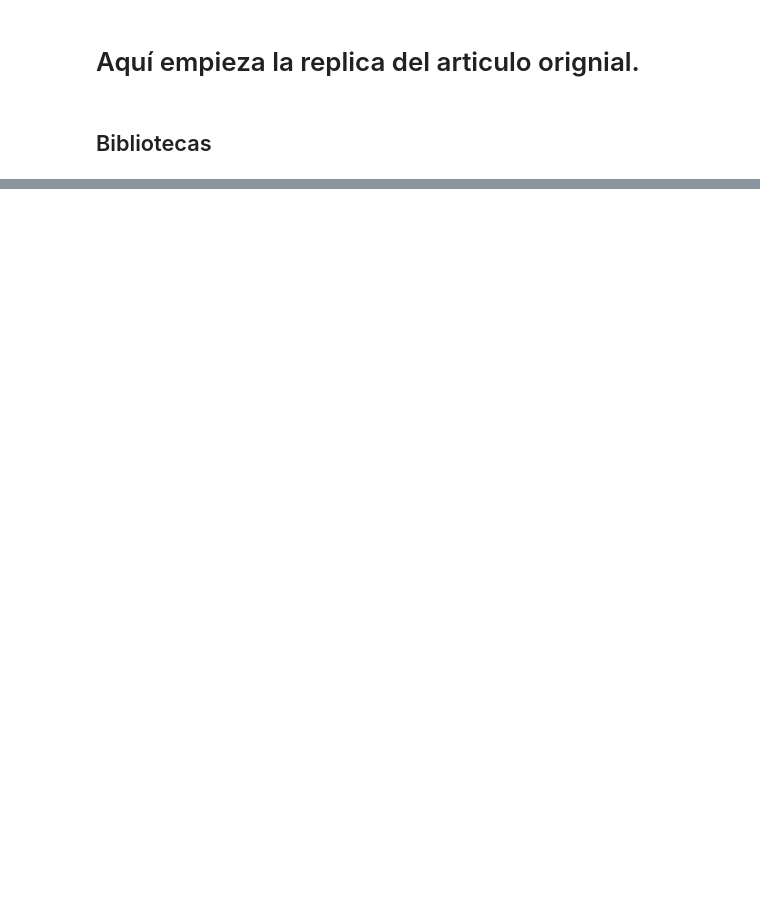
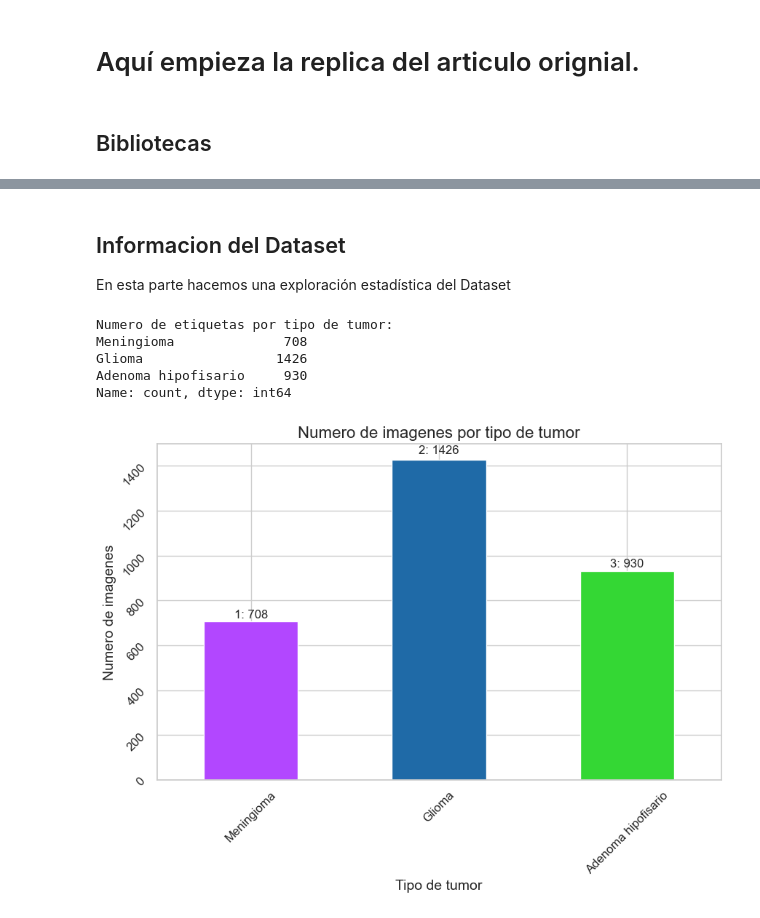
Before and after one commit to EduMunG/Reconocimiento-de-Tumores-Cerebrales, a Jupyter notebook: Proyecto/Codigo/Primeros_pasos.ipynb, the cells around one changed output, grey strips where cells are left out. Drawn from its saved outputs; the diff is of its cells as text; code cells hidden in the pictures; blank space fills up the shorter version.

```diff
--- a/Proyecto/Codigo/Primeros_pasos.ipynb
+++ b/Proyecto/Codigo/Primeros_pasos.ipynb
@@ -47 +54,45 @@ Borde del tumor: (38,)
 Mascara del tumor: (512, 512)
+# %% [markdown]
+## Informacion del Dataset
+En esta parte hacemos una exploración estadística del Dataset
+# %%
+# Cargando las etiquetas de los archivos
+folder = "../DataSet/Tumores/"
+lista = sorted(os.listdir(folder))
+etiquetas = [np.array(h5py.File(f"{folder}{archivo}", 'r').get("cjdata/label")[0][0]) for archivo in lista ]
+etiquetas = pd.Series(etiquetas)
+
+# Contando el número de etiquetas por tipo de tumor
+# El dataset contiene 3 tipos de tumores, cuyas etiquetas son 1 para Meningioma, 2 para Glioma, 3 para Adenoma hipofisario.
+tumores = ["Meningioma", "Glioma", "Adenoma hipofisario"]
+# Ordenamos el vector de los nombres y las etiquetas para que coincidan con el orden de los tumores en el dataset
+numEtiquetas = etiquetas.value_counts().sort_index()
+numEtiquetas.index = tumores
+
+print("Numero de etiquetas por tipo de tumor:")
+print(numEtiquetas)
+
+sns.set_theme(style="whitegrid")
+
+ax = numEtiquetas.plot(kind='bar', figsize=(10, 6), color=["#B247FF", "#1F6AA7", "#34D734"])
+
+ax.set_title("Numero de imagenes por tipo de tumor", fontsize=16)
+ax.set_xlabel("Tipo de tumor", fontsize=14)
+ax.set_ylabel("Numero de imagenes", fontsize=14)
+
+ax.tick_params(labelsize=12, rotation=45)
+
+for i, p in enumerate(ax.patches):
+    width = p.get_width()
+    height = p.get_height()
+    x, y = p.get_xy()
+    ax.annotate(f"{i+1}: {height}", (x + width/2, y + height*1.02), ha='center', fontsize=12)
+
+plt.show()
+# %% [output]
+Numero de etiquetas por tipo de tumor:
+Meningioma              708
+Glioma                 1426
+Adenoma hipofisario     930
+Name: count, dtype: int64
+[figure, added]
```
Also changed, not shown: parts of 1 cell of this notebook, 2 other files.
